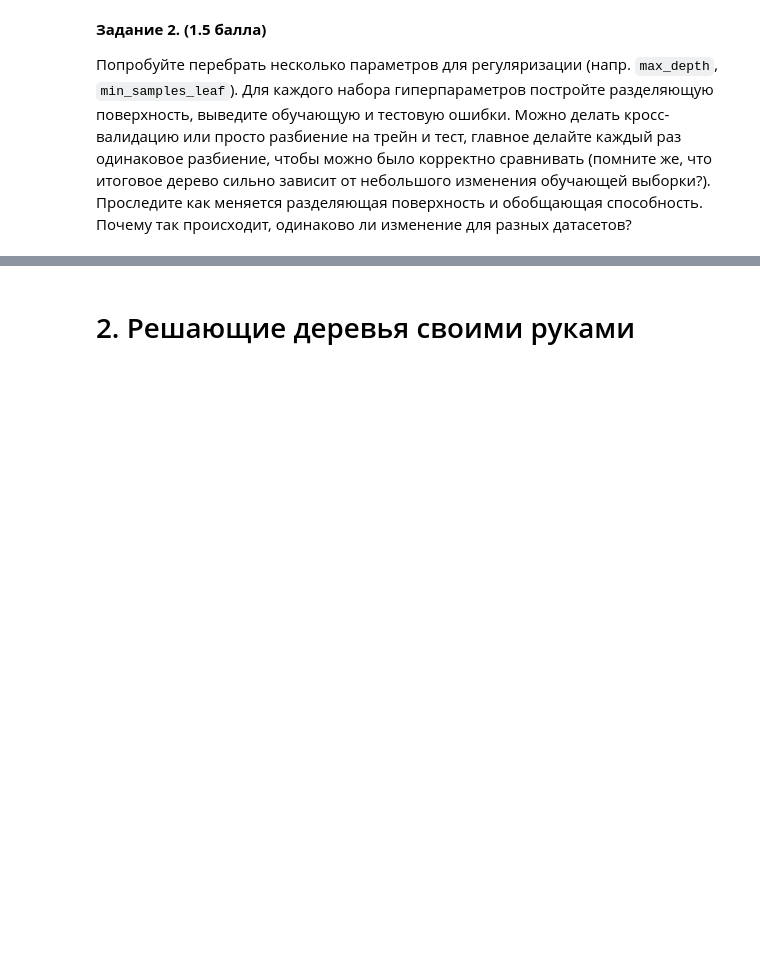
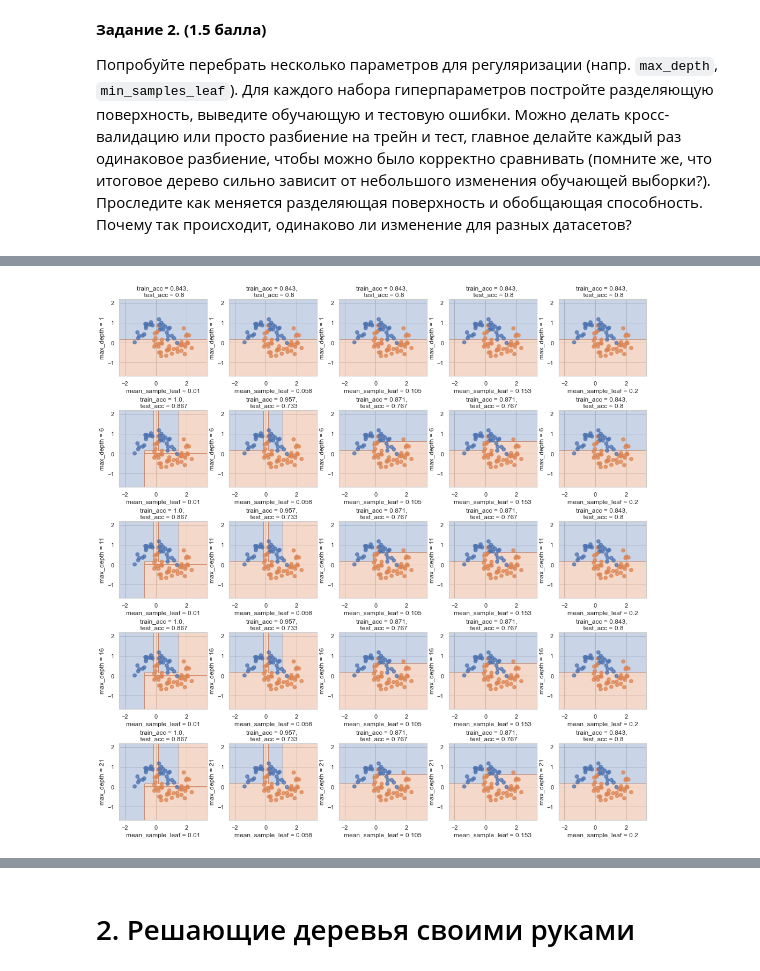
Before and after one commit to miche2020/ml-course-hse, a Jupyter notebook: 2020-fall/homeworks-practice/homework-practice-05-trees/homework-practice-05-trees.ipynb, the cells around one changed output, grey strips where cells are left out. Drawn from its saved outputs; the diff is of its cells as text; code cells hidden in the pictures; blank space fills up the shorter version.

```diff
--- a/2020-fall/homeworks-practice/homework-practice-05-trees/homework-practice-05-trees.ipynb
+++ b/2020-fall/homeworks-practice/homework-practice-05-trees/homework-practice-05-trees.ipynb
@@ -114,0 +180,4 @@ __Ответ:__
+# %%
+generator_features(datasets[1][0],datasets[1][1])
+# %% [output]
+[figure, added]
```
Also changed, not shown: parts of 23 cells of this notebook, 1 other file.
